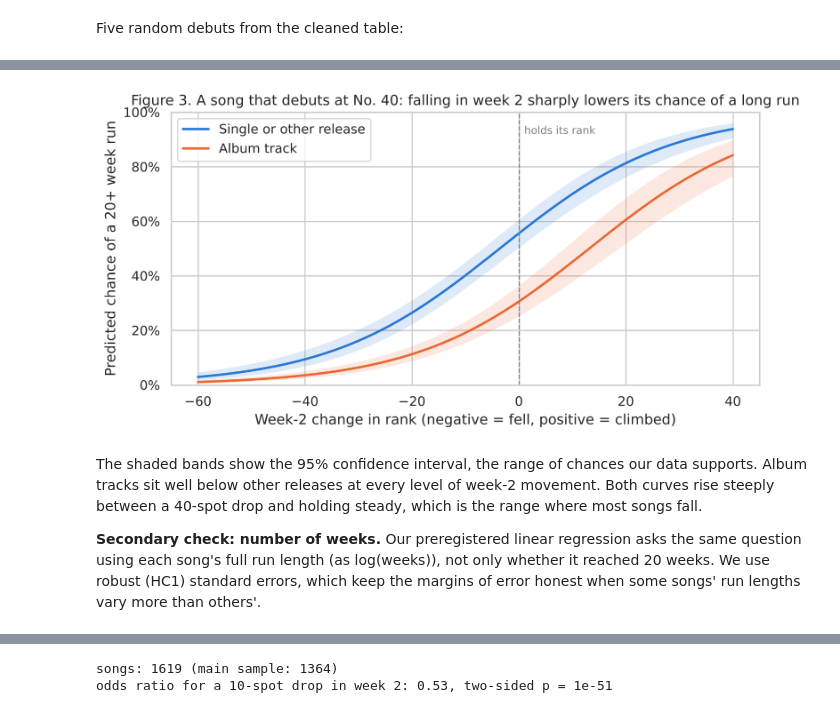
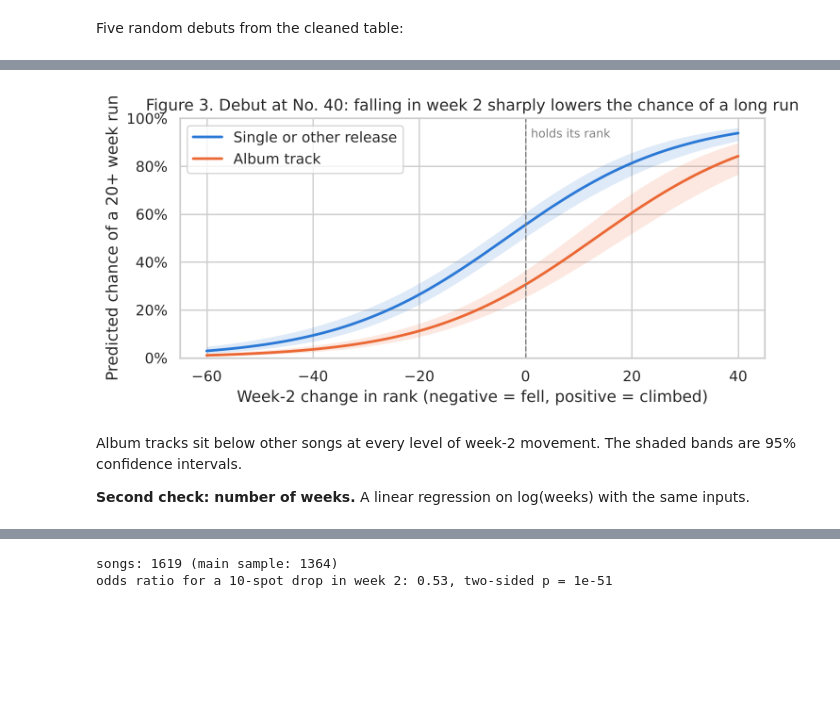
Before and after one commit to harrylin1015/info2950-chart-longevity, a Jupyter notebook: 02_phase3_analysis.ipynb, the cells around one changed output, grey strips where cells are left out. Saved outputs shown, nothing was run; the diff lists cells and outputs as text; code cells hidden in the pictures; blank space fills up the shorter version.

```diff
--- a/02_phase3_analysis.ipynb
+++ b/02_phase3_analysis.ipynb
@@ -176,10 +104,21 @@ sns.set_theme(style="whitegrid")
 BLUE, ORANGE, GREEN = "#2a78d6", "#eb6834", "#1baf7a"
 pd.set_option("display.width", 120)
 
+def show_fit(fit, terms, odds=False):
+    """Compact table for the inputs we care about: estimate, 95% CI, and p-value."""
+    ci = fit.conf_int()
+    t = pd.DataFrame({"estimate": fit.params[terms], "95% CI low": ci.loc[terms, 0],
+                      "95% CI high": ci.loc[terms, 1]})
+    if odds:  # logistic regression: show odds ratios
+        t = np.exp(t).rename(columns={"estimate": "odds ratio"})
+    t = t.round(3)
+    t["p-value"] = [("< 0.001" if p < 0.001 else f"{p:.3f}") for p in fit.pvalues[terms]]
+    return t
+
 # Songs that debuted at least 52 weeks before the latest chart (used by Hypotheses 1 and 2)
 followed = df[df["followed_1yr"]].copy()
 
 latest_week = df["last_week"].max()
-print("songs:", len(df), "| weekly rows:", len(bb), "| latest chart:", latest_week.date())
-print("new entries:", df["new_entry"].sum(), "| followed at least 52 weeks:", df["followed_1yr"].sum())
+print("songs:", len(df), "| debuts we saw:", df["new_entry"].sum(), "| followed at least a year:", df["followed_1yr"].sum(),
+      "| latest chart:", latest_week.date())
 # %% [output]
@@ -364,14 +267,9 @@ We use a few standard tools. Here is what each one means in plain terms.
 h1 = followed[followed["week2_change"].notna()].copy()
 h1["long_run"] = h1["long_run"].astype(int)
 h1["album_track"] = h1["album_track"].astype(int)
-print("songs in H1 sample:", len(h1), "| share with a long run:", round(h1["long_run"].mean(), 3))
-print(h1["week2_change"].describe().round(1).to_string())
+print("songs:", len(h1), "| share with a long run:", round(h1["long_run"].mean(), 3),
+      "| median week-2 change:", h1["week2_change"].median())
 
 logit1 = smf.logit("long_run ~ week2_change + debut_rank + album_track", data=h1).fit(disp=0)
-print(logit1.summary2().tables[1].round(4))
-
-odds = pd.DataFrame({"odds ratio": np.exp(logit1.params),
-                     "95% CI low": np.exp(logit1.conf_int()[0]),
-                     "95% CI high": np.exp(logit1.conf_int()[1])}).round(3)
-odds
+show_fit(logit1, ["week2_change", "debut_rank", "album_track"], odds=True)
 # %% [output]
@@ -456,25 +325,25 @@ The same moves for an album track give 31%, 11%, and 3.5%. In odds terms, a 10-s
 # %%
 grid = pd.DataFrame({"week2_change": np.arange(-60, 41)})
-fig, ax = plt.subplots(figsize=(9, 4.2))
+fig, ax = plt.subplots(figsize=(8, 3.3))
 for album, color, label in [(0, BLUE, "Single or other release"), (1, ORANGE, "Album track")]:
     g = grid.assign(debut_rank=40, album_track=album)
     pred = logit1.get_prediction(g).summary_frame()
     ax.plot(g["week2_change"], pred["predicted"], color=color, linewidth=2, label=label)
     ax.fill_between(g["week2_change"], pred["ci_lower"], pred["ci_upper"], color=color, alpha=0.15, linewidth=0)
 ax.axvline(0, color="gray", linewidth=1, linestyle="--")
 ax.text(1, 0.92, "holds its rank", color="gray", fontsize=9)
 ax.yaxis.set_major_formatter(PercentFormatter(1.0))
 ax.set_ylim(0, 1)
 ax.set_xlabel("Week-2 change in rank (negative = fell, positive = climbed)")
 ax.set_ylabel("Predicted chance of a 20+ week run")
-ax.set_title("Figure 3. A song that debuts at No. 40: falling in week 2 sharply lowers its chance of a long run")
+ax.set_title("Figure 3. Debut at No. 40: falling in week 2 sharply lowers the chance of a long run")
 ax.legend(loc="upper left")
 plt.show()
 # %% [output]
-[figure, old version]
+[figure, new version]
 # %% [markdown]
-The shaded bands show the 95% confidence interval, the range of chances our data supports. Album tracks sit well below other releases at every level of week-2 movement. Both curves rise steeply between a 40-spot drop and holding steady, which is the range where most songs fall.
+Album tracks sit below other songs at every level of week-2 movement. The shaded bands are 95% confidence intervals.
 
-**Secondary check: number of weeks.** Our preregistered linear regression asks the same question using each song's full run length (as log(weeks)), not only whether it reached 20 weeks. We use robust (HC1) standard errors, which keep the margins of error honest when some songs' run lengths vary more than others'.
+**Second check: number of weeks.** A linear regression on log(weeks) with the same inputs.
 # %%
 ols1 = smf.ols("log_weeks ~ week2_change + debut_rank + album_track", data=h1).fit(cov_type="HC1")
```
Also changed, not shown: parts of 49 cells of this notebook.
